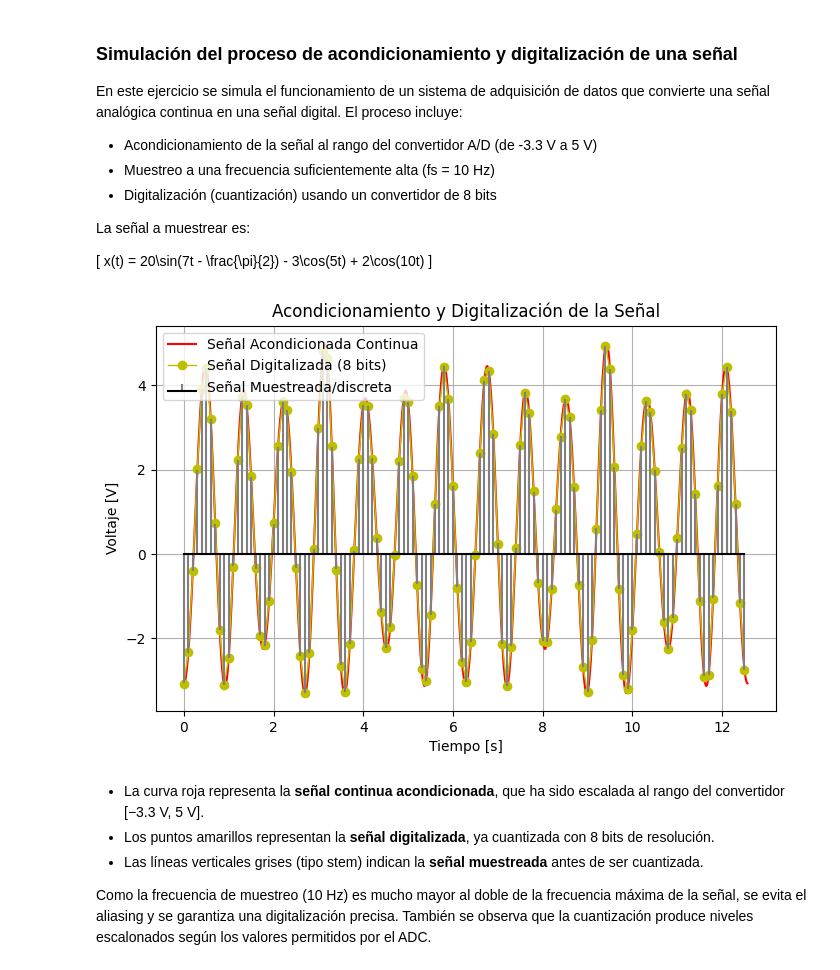
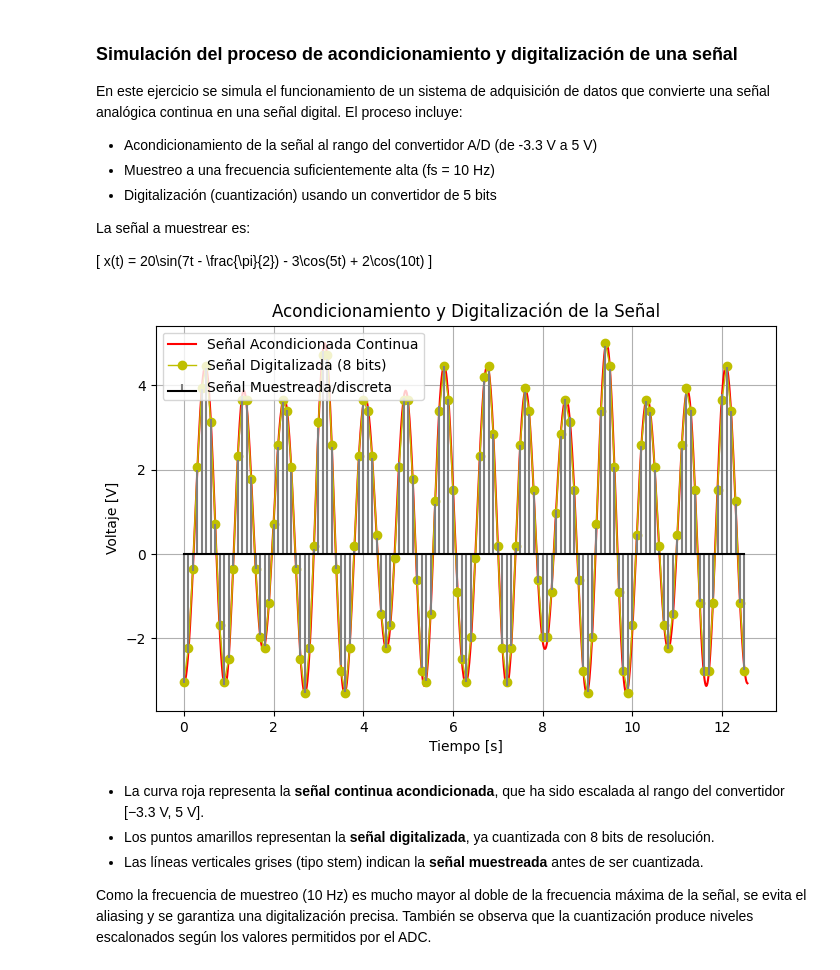
Before and after one commit to sofial47/senalesysistemas, a Jupyter notebook: cuaderno1parcialseñalesysistemas.ipynb, the cells around one changed output. Cells and saved outputs as stored; diff of their text form; code cells hidden in the pictures.

```diff
--- a/cuaderno1parcialseñalesysistemas.ipynb
+++ b/cuaderno1parcialseñalesysistemas.ipynb
@@ -7,7 +7,7 @@ En este ejercicio se simula el funcionamiento de un sistema de adquisición de d
 
 - Acondicionamiento de la señal al rango del convertidor A/D (de -3.3 V a 5 V)
 - Muestreo a una frecuencia suficientemente alta (fs = 10 Hz)
-- Digitalización (cuantización) usando un convertidor de 8 bits
+- Digitalización (cuantización) usando un convertidor de 5 bits
 
 La señal a muestrear es:
 
@@ -20,21 +20,23 @@ import numpy as np
 import matplotlib.pyplot as plt
 
 # Definimos los parámetros del convertidor A/D
-bits = 8  # Resolución del ADC
-niveles = 2 ** bits  # Número de niveles de cuantización (256)
-V_min = -3.3  # Voltaje mínimo del convertidor
+bits = 5  # Resolución del ADC,(=A/D, analogico a digital)
+niveles = 2 ** bits  # Número de niveles de cuantización (32), son los cajoncitos (cada cajoncito mide el paso, todos los valores entre vmin=-3 y 0.2677 caen en el primer cajon (nivel 0), entre 0.2677 y 0.5354 caen en el segundo cajon (nivel 1)...y asi; el valor de la señal se redondea a uno de esos niveles)
+V_min = -3.3  # Voltaje mínimo del convertidor #es la que nos dicen en la guia
 V_max = 5.0   # Voltaje máximo del convertidor
 
 # Frecuencia fundamental (calculada como inversa de 2π)
-f0 = 1 / (2 * np.pi)  # ~0.159 Hz
-T0 = 1 / f0           # Periodo fundamental ≈ 2π
+f0 = 1 / (2 * np.pi)  # ~0.159 Hz; frecuencia de repetición de la seña(Hz)
+T0 = 1 / f0           # Periodo fundamental ≈ 2π; tiempo que tarda una repetición(segundos)
 
 # Frecuencia de muestreo (mayor que 2*f_max para evitar aliasing)
-fs = 10  # Hz
-Ts = 1 / fs  # Periodo de muestreo
+#aliasing: error al muestrear señales con poca frecuencia,fs<2fmax, la señal se ve como otra diferente, hay que cumplir con Nyquist
+
+fs = 10  # Hz; muestras tomadas por segundo(Hz)
+Ts = 1 / fs  # Periodo de muestreo; tiempo entre cada muestra(segundos)
 
 # Tiempo continuo para graficar 2 periodos completos
-t_cont = np.linspace(0, 2 * T0, 1000)
+t_cont = np.linspace(0, 2 * T0, 1000)#inicio intervalo tiempo t=0s, cubre los 2 periodos de la señal, 1000 muestras para graficar suavemente
 
 # Señal analógica original (continua)
 x_cont = (
@@ -44,7 +46,7 @@ x_cont = (
 )
 
 # Escalamos la señal original al rango del convertidor [V_min, V_max]
-x_min, x_max = np.min(x_cont), np.max(x_cont)
+x_min, x_max = np.min(x_cont), np.max(x_cont) #25y-25
 x_scaled_cont = (x_cont - x_min) / (x_max - x_min) * (V_max - V_min) + V_min
 
 # Tiempo discreto para muestreo
@@ -56,34 +58,34 @@ x_disc = (
     - 3 * np.cos(5 * t_disc)
     + 2 * np.cos(10 * t_disc)
 )
 
 # Escalamos la señal muestreada también al rango del convertidor
 x_scaled_disc = (x_disc - x_min) / (x_max - x_min) * (V_max - V_min) + V_min
 
 # Cuantización: se redondea a los niveles digitales del ADC
 paso = (V_max - V_min) / (niveles - 1)  # Tamaño de paso
 x_digital = np.round((x_scaled_disc - V_min) / paso) * paso + V_min
 
 # Graficamos todo el proceso
 plt.figure(figsize=(8, 5))
 
 # Señal continua acondicionada
 plt.plot(t_cont, x_scaled_cont, c='r', label='Señal Acondicionada Continua')
 
 # Señal digitalizada (puntos redondeados)
 plt.plot(t_disc, x_digital, c='y', marker='o', label='Señal Digitalizada (8 bits)', linewidth=1)
 
 # Señal muestreada sin redondear (palitos grises)
 plt.stem(t_disc, x_scaled_disc, label='Señal Muestreada/discreta', basefmt='k-', linefmt='grey', markerfmt=' ')
 
 plt.title('Acondicionamiento y Digitalización de la Señal')
 plt.xlabel('Tiempo [s]')
 plt.ylabel('Voltaje [V]')
 plt.grid()
 plt.legend()
 plt.show()
 # %% [output]
-[figure, old version]
+[figure, new version]
 # %% [markdown]
 
 
```
Also changed, not shown: parts of 1 cell of this notebook.
